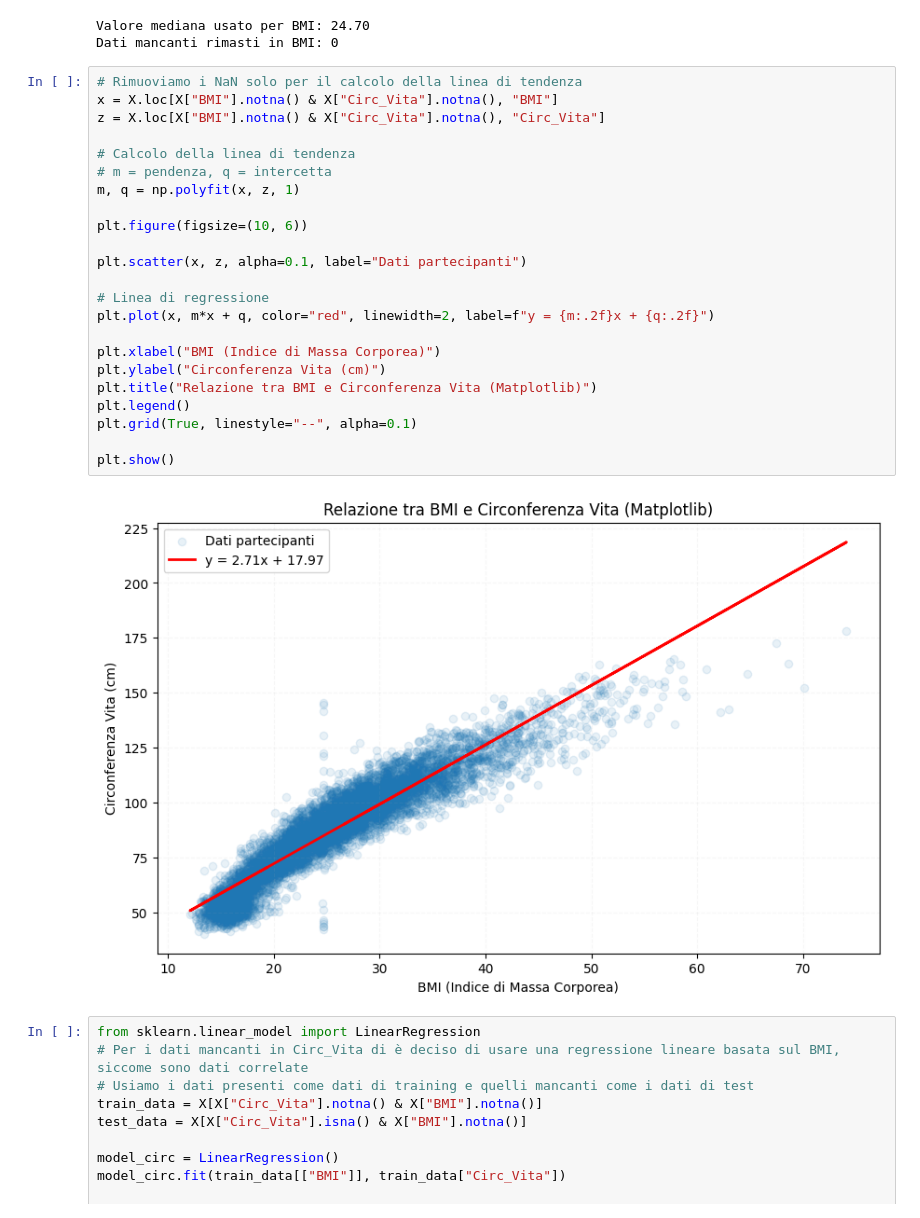
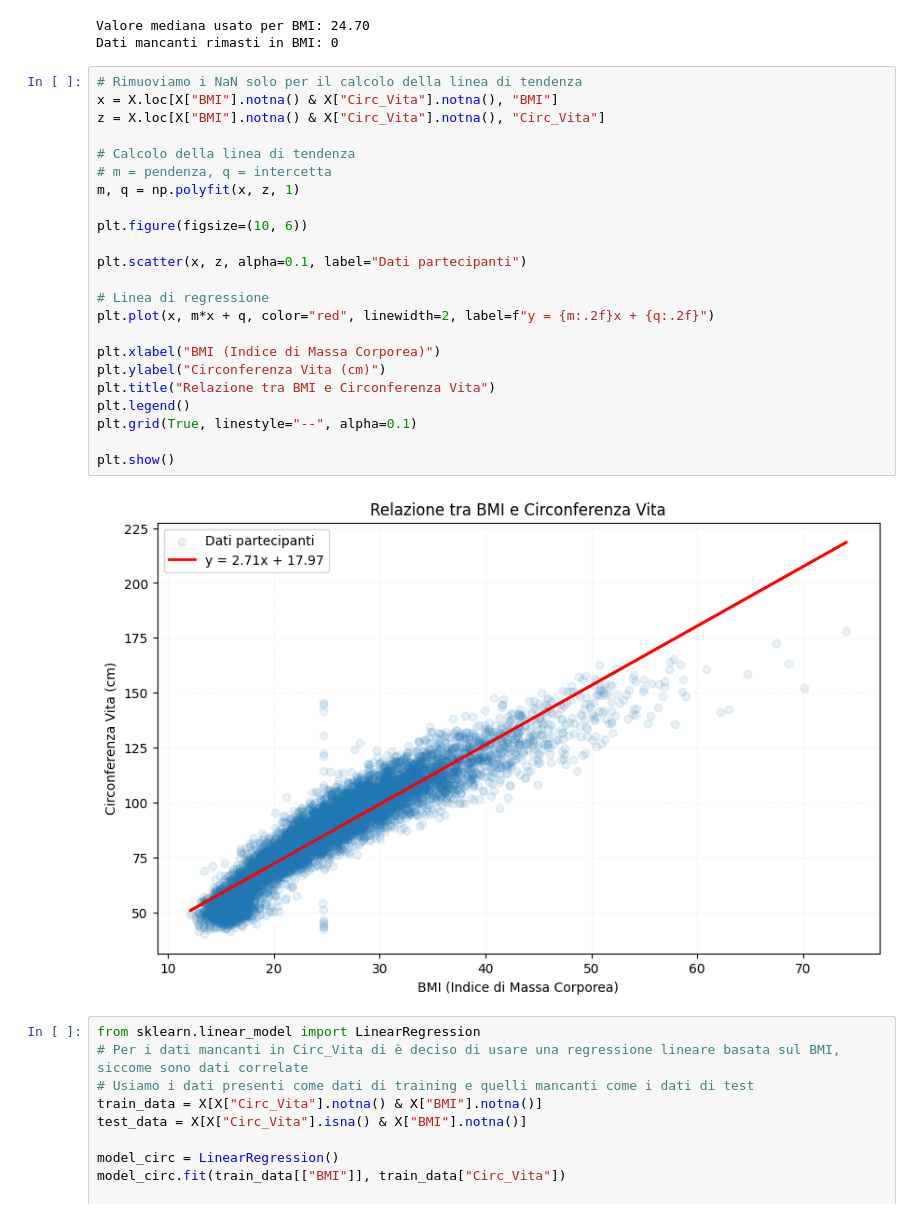
Before and after one commit to Emiyaye/ProgettoDataIntensive2025-2026, a Jupyter notebook: progetto_data_intendive.ipynb, the cells around one changed output. Drawn from its saved outputs; the diff is of its cells as text.

```diff
--- a/progetto_data_intendive.ipynb
+++ b/progetto_data_intendive.ipynb
@@ -159,28 +159,28 @@ Dati mancanti rimasti in BMI: 0
 # %%
 # Rimuoviamo i NaN solo per il calcolo della linea di tendenza
 x = X.loc[X["BMI"].notna() & X["Circ_Vita"].notna(), "BMI"]
 z = X.loc[X["BMI"].notna() & X["Circ_Vita"].notna(), "Circ_Vita"]
 
 # Calcolo della linea di tendenza
 # m = pendenza, q = intercetta
 m, q = np.polyfit(x, z, 1)
 
 plt.figure(figsize=(10, 6))
 
 plt.scatter(x, z, alpha=0.1, label="Dati partecipanti")
 
 # Linea di regressione
 plt.plot(x, m*x + q, color="red", linewidth=2, label=f"y = {m:.2f}x + {q:.2f}")
 
 plt.xlabel("BMI (Indice di Massa Corporea)")
 plt.ylabel("Circonferenza Vita (cm)")
-plt.title("Relazione tra BMI e Circonferenza Vita (Matplotlib)")
+plt.title("Relazione tra BMI e Circonferenza Vita")
 plt.legend()
 plt.grid(True, linestyle="--", alpha=0.1)
 
 plt.show()
 # %% [output]
-[figure, old version]
+[figure, new version]
 # %%
 from sklearn.linear_model import LinearRegression
 # Per i dati mancanti in Circ_Vita di è deciso di usare una regressione lineare basata sul BMI, siccome sono dati correlate
```
Also changed, not shown: parts of 20 cells of this notebook.
